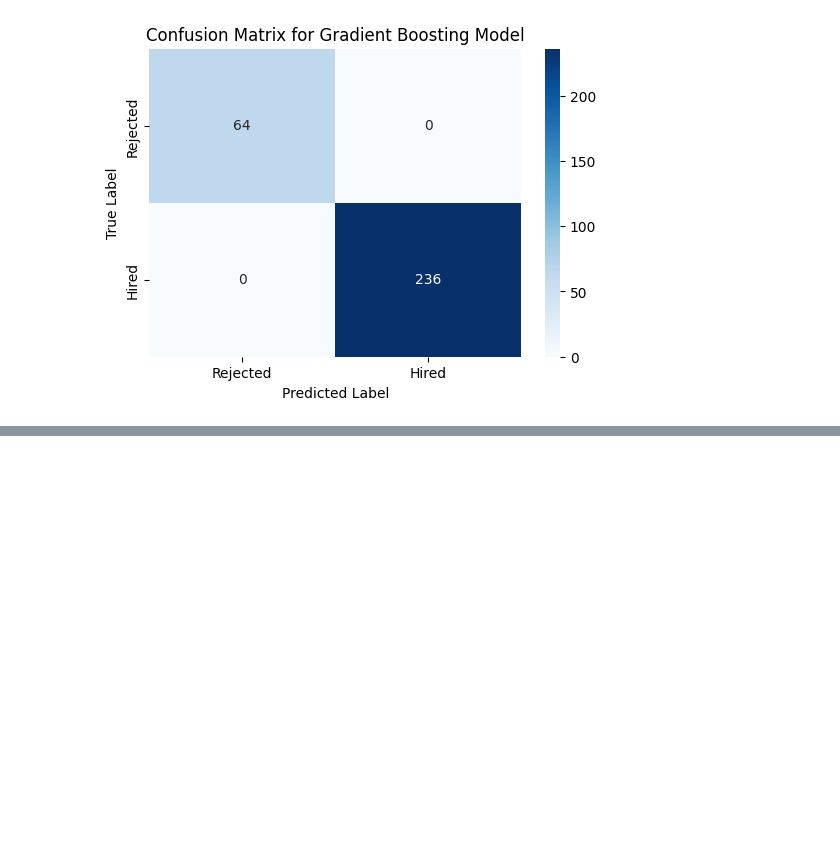
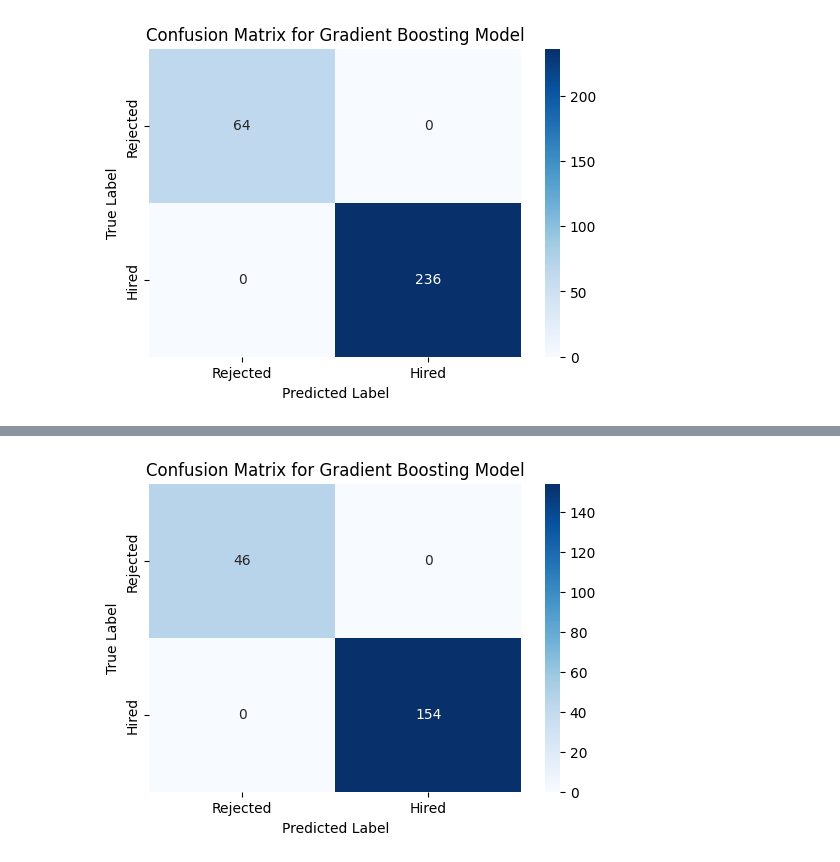
Before and after one commit to Krishna-Dhawangale/Resume-Screening-Machine-Learning-, a Jupyter notebook: Resume_Screening(Gradient_Boosting).ipynb, the cells around one changed output, grey strips where cells are left out. Saved outputs shown, nothing was run; the diff lists cells and outputs as text; code cells hidden in the pictures; blank space fills up the shorter version.

```diff
--- a/Resume_Screening(Gradient_Boosting).ipynb
+++ b/Resume_Screening(Gradient_Boosting).ipynb
@@ -265,3 +265,6 @@ plt.ylabel('True Label')
 plt.show()
 # %% [output]
 [figure]
+# %%
+from sklearn.model_selection import train_test_split
+X_train, X_test, Y_train, Y_test = train_test_split(X,Y,train_size=0.8,test_size=0.2,random_state=42)
@@ -267,0 +303,20 @@ plt.show()
+# %%
+from sklearn.ensemble import GradientBoostingClassifier
+from sklearn.metrics import accuracy_score, classification_report
+
+# Initialize the Gradient Boosting Classifier model
+gbc_model = GradientBoostingClassifier(n_estimators=100, learning_rate=0.1, max_depth=3, random_state=42)
+
+# Train the model
+gbc_model.fit(X_train_processed, Y_train)
+
+# Make predictions on the test set
+Y_pred = gbc_model.predict(X_test_processed)
+
+# Evaluate the model
+accuracy = accuracy_score(Y_test, Y_pred)
+report = classification_report(Y_test, Y_pred)
+
+print(f"Accuracy: {accuracy:.4f}")
+print("Classification Report:")
+print(report)
@@ -267,0 +334,17 @@ plt.show()
+# %%
+from sklearn.metrics import confusion_matrix
+import matplotlib.pyplot as plt
+import seaborn as sns
+
+# Confusion Matrix for Gradient Boosting Model
+cm_gbc = confusion_matrix(Y_test, Y_pred)
+
+plt.figure(figsize=(6, 4))
+sns.heatmap(cm_gbc, annot=True, fmt='d', cmap='Blues',
+            xticklabels=['Rejected', 'Hired'], yticklabels=['Rejected', 'Hired'])
+plt.title('Confusion Matrix for Gradient Boosting Model')
+plt.xlabel('Predicted Label')
+plt.ylabel('True Label')
+plt.show()
+# %% [output]
+[figure, added]
```
Also changed, not shown: parts of 3 cells of this notebook.
